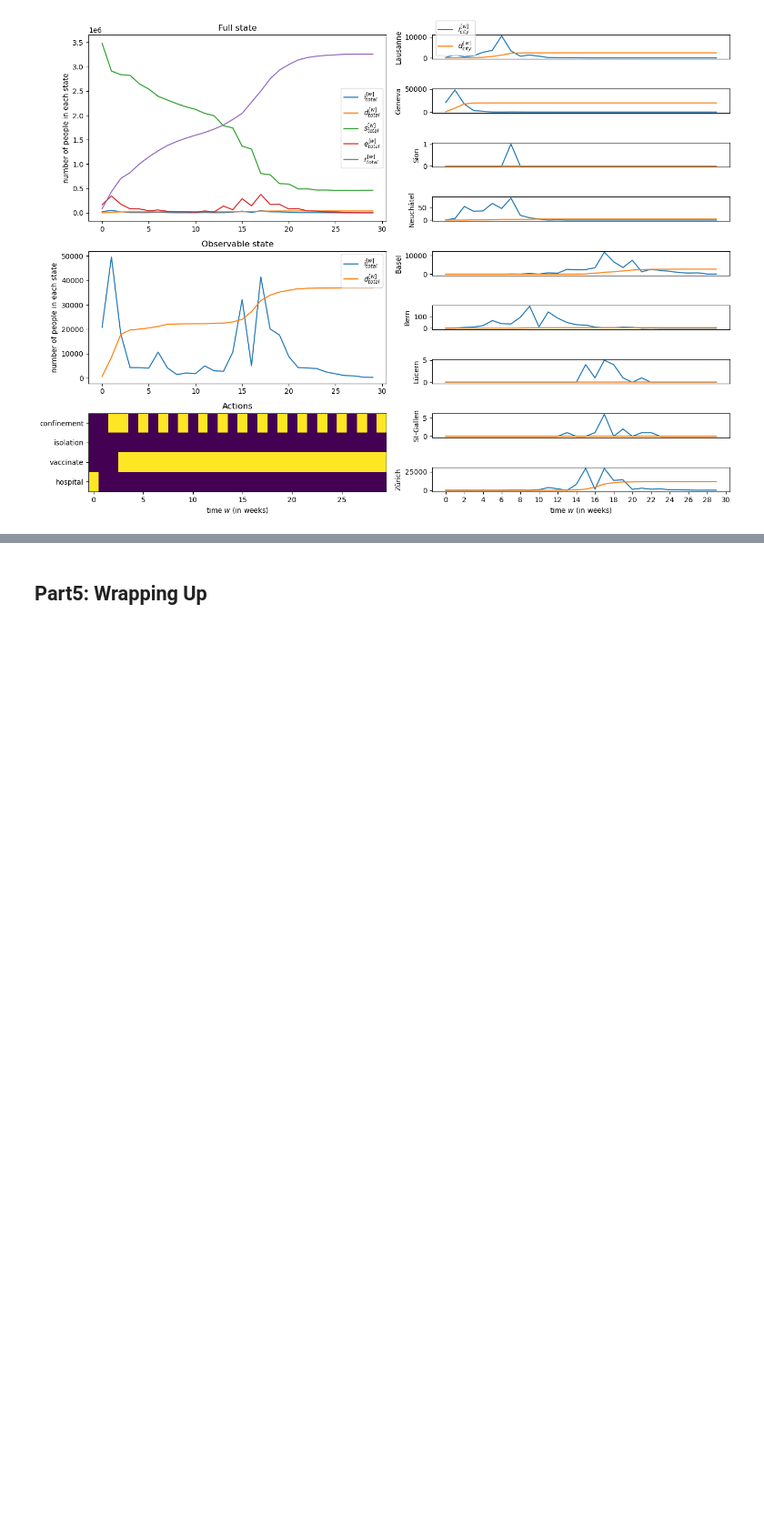
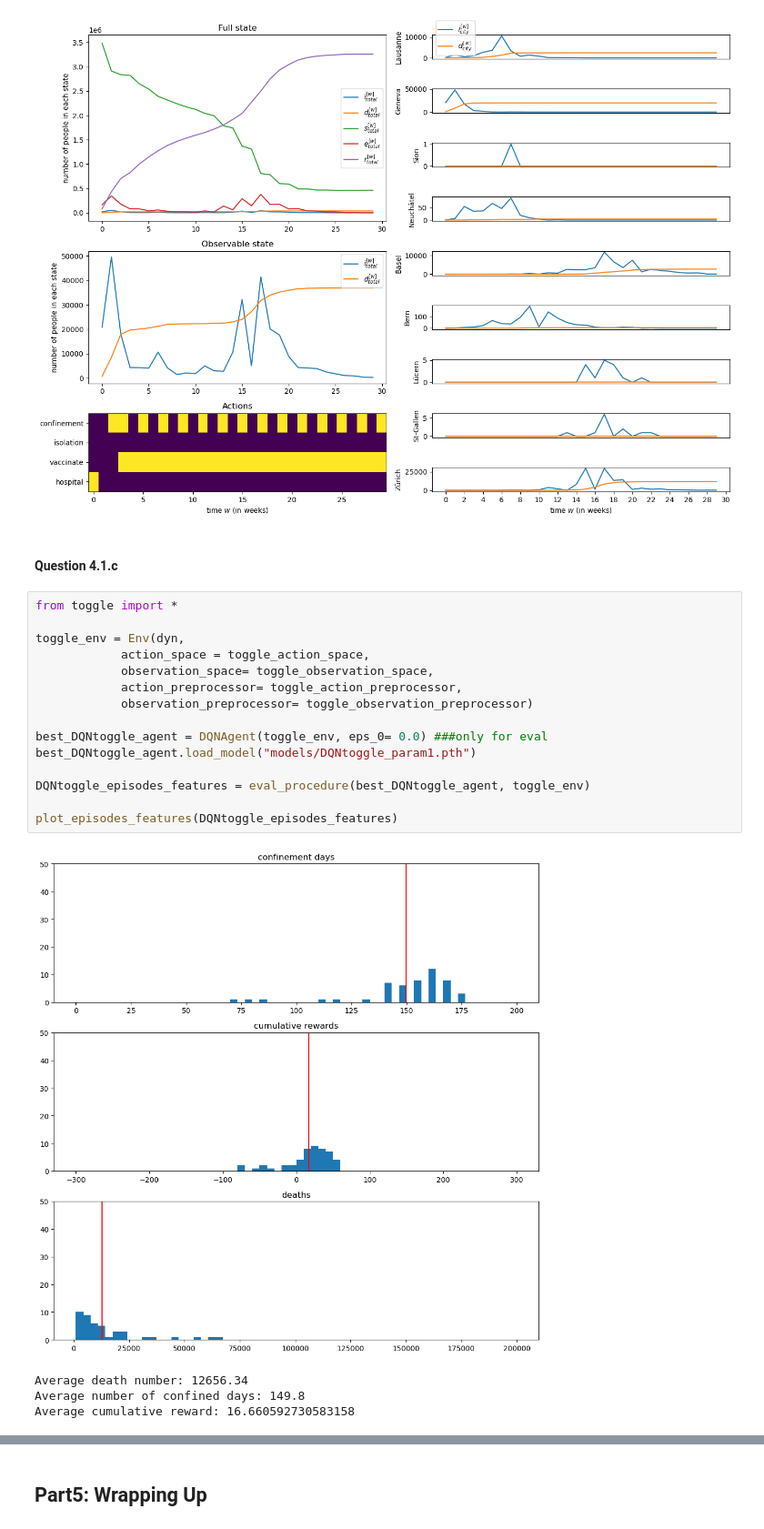
Before and after one commit to paulblgr/Miniproject-ANN, a Jupyter notebook: notebook.ipynb, the cells around one changed output, grey strips where cells are left out. Shown at 91% size. Drawn from its saved outputs; the diff is of its cells as text; blank space fills up the shorter version.

```diff
--- a/notebook.ipynb
+++ b/notebook.ipynb
@@ -297,3 +291,25 @@ three_episodes = [run_episode(best_DQNtoggle_agent, toggle_env, 100*i) for i in
 plot_episode(three_episodes[1][0], dyn, True)
 # %% [output]
 [figure]
+# %% [markdown]
+#### Question 4.1.c
+# %%
+from toggle import *
+
+toggle_env = Env(dyn,
+            action_space = toggle_action_space,
+            observation_space= toggle_observation_space,
+            action_preprocessor= toggle_action_preprocessor,
+            observation_preprocessor= toggle_observation_preprocessor)
+
+best_DQNtoggle_agent = DQNAgent(toggle_env, eps_0= 0.0) ###only for eval
+best_DQNtoggle_agent.load_model("models/DQNtoggle_param1.pth")
+
+DQNtoggle_episodes_features = eval_procedure(best_DQNtoggle_agent, toggle_env)
+
+plot_episodes_features(DQNtoggle_episodes_features)
+# %% [output]
+[figure, added]
+Average death number: 12656.34
+Average number of confined days: 149.8
+Average cumulative reward: 16.660592730583158
```
Also changed, not shown: parts of 15 cells of this notebook, 1 other file.
